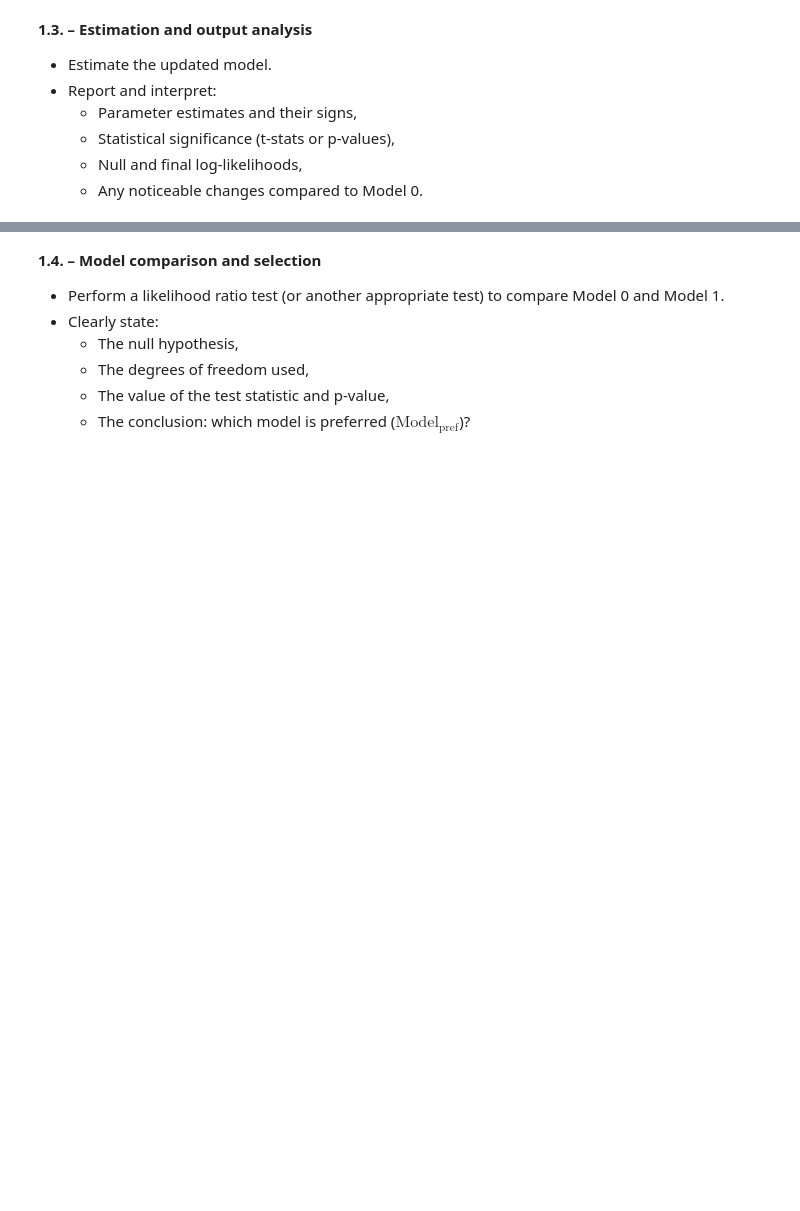
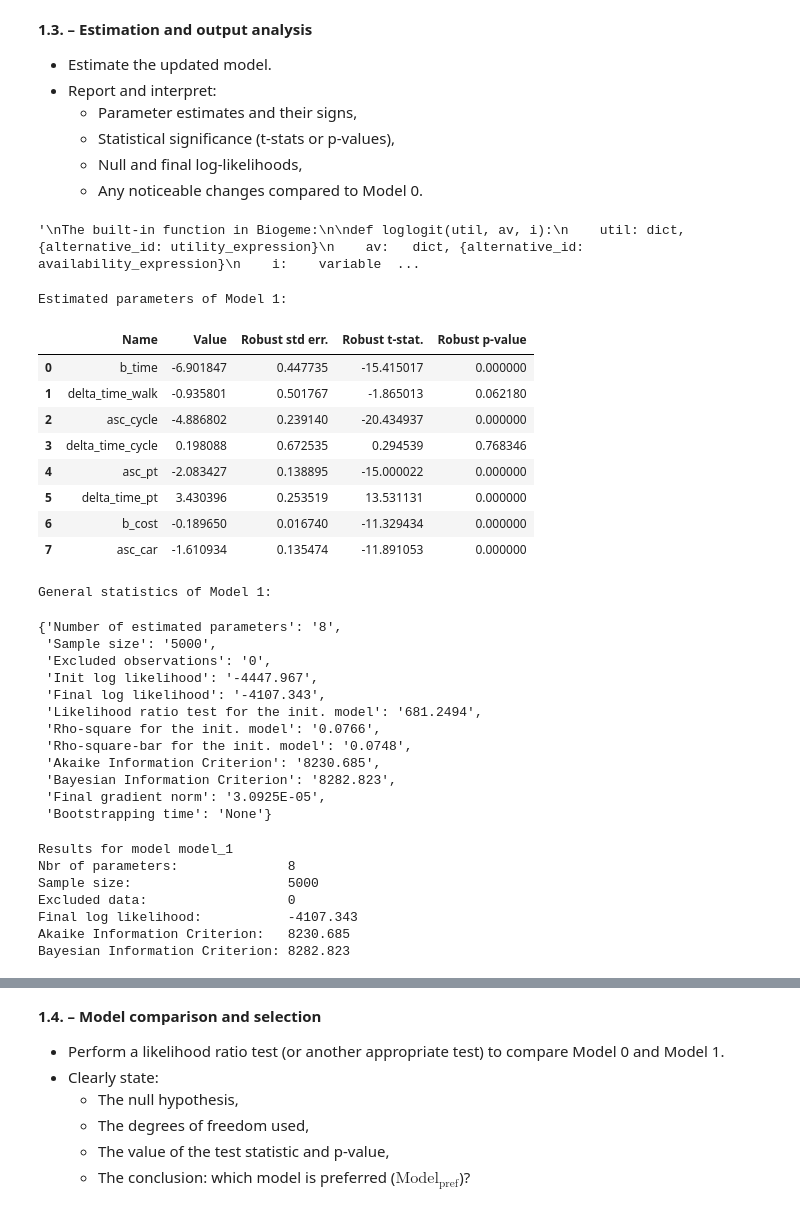
Before and after one commit to doran2728/Math463Group25, a Jupyter notebook: assignment.ipynb, the cells around one changed output, grey strips where cells are left out. Drawn from its saved outputs; the diff is of its cells as text; code cells hidden in the pictures; blank space fills up the shorter version.

```diff
--- a/assignment.ipynb
+++ b/assignment.ipynb
@@ -265,9 +320,87 @@ Using Model 0 as the base model, include alternative-specific parameters (i.e.,
   - Statistical significance (t-stats or p-values),
   - Null and final log-likelihoods,
   - Any noticeable changes compared to Model 0.
+# %%
+'''
+The built-in function in Biogeme:
+
+def loglogit(util, av, i):
+    util: dict, {alternative_id: utility_expression}
+    av:   dict, {alternative_id: availability_expression}
+    i:    variable or expression, observed choice
+    returns: log-likelihood expression
+
+The same as:
+
+exp_util_j = av[j] * exp(util[j])
+denominator = sum over j of av[j] * exp(util[j])
+'''
+# %% [output]
+'\nThe built-in function in Biogeme:\n\ndef loglogit(util, av, i):\n    util: dict, {alternative_id: utility_expression}\n    av:   dict, {alternative_id: availability_expression}\n    i:    variable  ...
 # %%
 # Estimate Model 1 and report its short summary and estimated-parameters table.
 # Use a distinct name such as 'model_1' and store its EstimationResults object.
+
+'''
+We reuse the same log-likelihood structure as Model 0, but with the new utility functions V (mode-specific time coefficients).
+All alternatives are available (Cn = all modes).
+'''
+# available:1
+av_1 = {1: 1, 2: 1, 3: 1, 4: 1}
+
+# Build the log-likelihood for Model 1
+logprob_1 = loglogit(util=V_1, av=av_1, i=travel_mode)
+
+# Create the Biogeme object and give the model a name
+biogeme_1 = bio.BIOGEME(database, logprob_1)
+biogeme_1.model_name = "model_1"
+
+# Estimate the model
+results_1 = biogeme_1.estimate()
+
+# --- Report the results ---
+# 1) Estimated parameters (value, robust std err, t-stat, p-value)
+param_1 = get_pandas_estimated_parameters(estimation_results=results_1)
+print("Estimated parameters of Model 1:")
+display(param_1['Estimated parameters'])
+
+# 2) General statistics (number of params, final log-likelihood, AIC, BIC)
+print("General statistics of Model 1:")
+display(results_1.get_general_statistics())
+
+# 3) Short summary
+print(results_1.short_summary())
+# %% [output]
+Estimated parameters of Model 1:
+|  | Name | Value | Robust std err. | Robust t-stat. | Robust p-value |
+| 0 | b_time | -6.901847 | 0.447735 | -15.415017 | 0.000000 |
+| 1 | delta_time_walk | -0.935801 | 0.501767 | -1.865013 | 0.062180 |
+| 2 | asc_cycle | -4.886802 | 0.239140 | -20.434937 | 0.000000 |
+| 3 | delta_time_cycle | 0.198088 | 0.672535 | 0.294539 | 0.768346 |
+| 4 | asc_pt | -2.083427 | 0.138895 | -15.000022 | 0.000000 |
+| 5 | delta_time_pt | 3.430396 | 0.253519 | 13.531131 | 0.000000 |
+| 6 | b_cost | -0.189650 | 0.016740 | -11.329434 | 0.000000 |
+| 7 | asc_car | -1.610934 | 0.135474 | -11.891053 | 0.000000 |
+General statistics of Model 1:
+{'Number of estimated parameters': '8',
+ 'Sample size': '5000',
+ 'Excluded observations': '0',
+ 'Init log likelihood': '-4447.967',
+ 'Final log likelihood': '-4107.343',
+ 'Likelihood ratio test for the init. model': '681.2494',
+ 'Rho-square for the init. model': '0.0766',
+ 'Rho-square-bar for the init. model': '0.0748',
+ 'Akaike Information Criterion': '8230.685',
+ 'Bayesian Information Criterion': '8282.823',
+ 'Final gradient norm': '3.0925E-05',
+ 'Bootstrapping time': 'None'}
+Results for model model_1
+Nbr of parameters:              8
+Sample size:                    5000
+Excluded data:                  0
+Final log likelihood:           -4107.343
+Akaike Information Criterion:   8230.685
+Bayesian Information Criterion: 8282.823
 # %%
 # Add Model 1 before producing a comparison table.
 all_results['model_1'] = results_1
```
Also changed, not shown: parts of 13 cells of this notebook, 7 other files.
